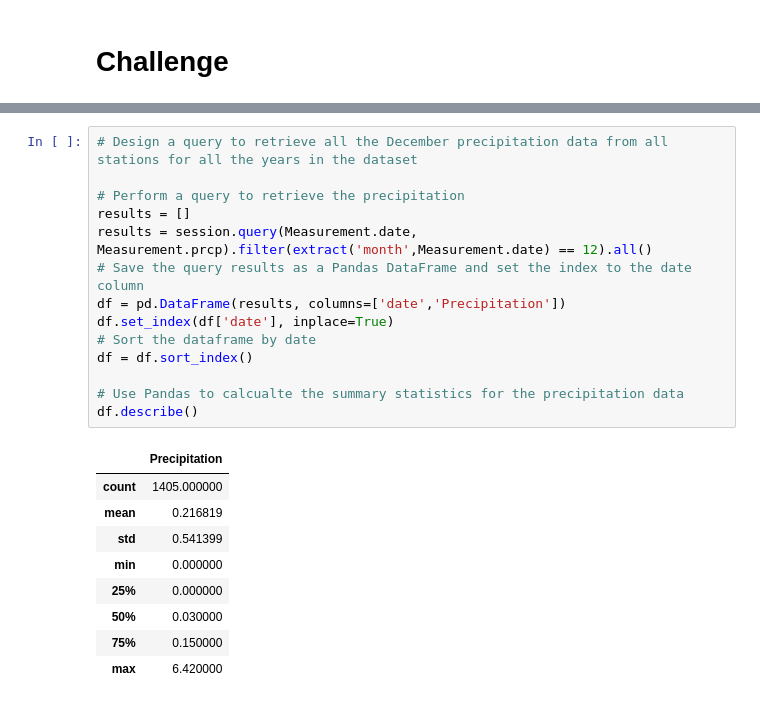
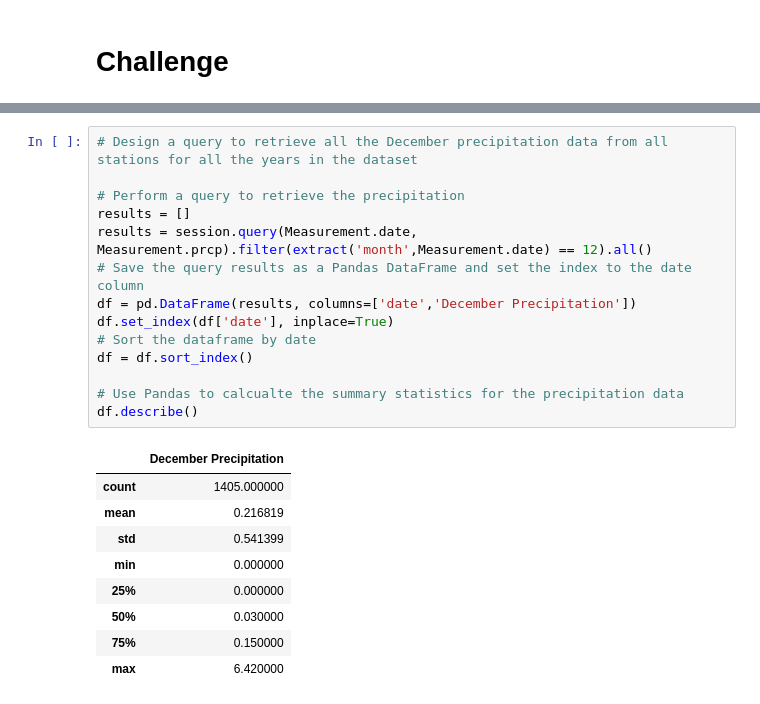
Before and after one commit to mmingoia/surfs_up, a Jupyter notebook: climate_analysis.ipynb, the cells around one changed output, grey strips where cells are left out. Drawn from its saved outputs; the diff is of its cells as text.

```diff
--- a/climate_analysis.ipynb
+++ b/climate_analysis.ipynb
@@ -185,19 +240,19 @@ df.describe()
 # %%
 # Design a query to retrieve all the December precipitation data from all stations for all the years in the dataset
 
 # Perform a query to retrieve the precipitation
 results = []
 results = session.query(Measurement.date, Measurement.prcp).filter(extract('month',Measurement.date) == 12).all()
 # Save the query results as a Pandas DataFrame and set the index to the date column
-df = pd.DataFrame(results, columns=['date','Precipitation'])
+df = pd.DataFrame(results, columns=['date','December Precipitation'])
 df.set_index(df['date'], inplace=True)
 # Sort the dataframe by date
 df = df.sort_index()
 
 # Use Pandas to calcualte the summary statistics for the precipitation data
 df.describe()
 # %% [output]
-|  | Precipitation |
+|  | December Precipitation |
 | count | 1405.000000 |
 | mean | 0.216819 |
 | std | 0.541399 |
```
Also changed, not shown: parts of 8 cells of this notebook, 5 other files.
